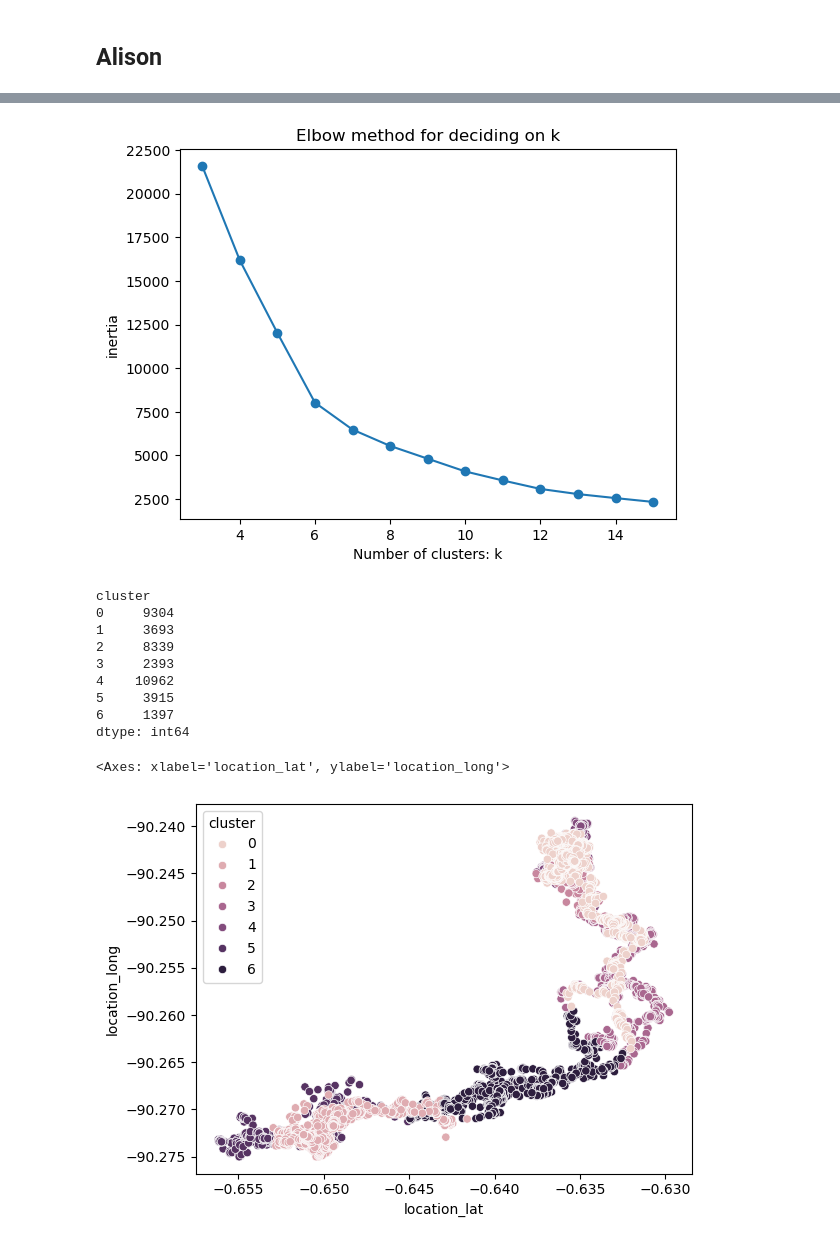
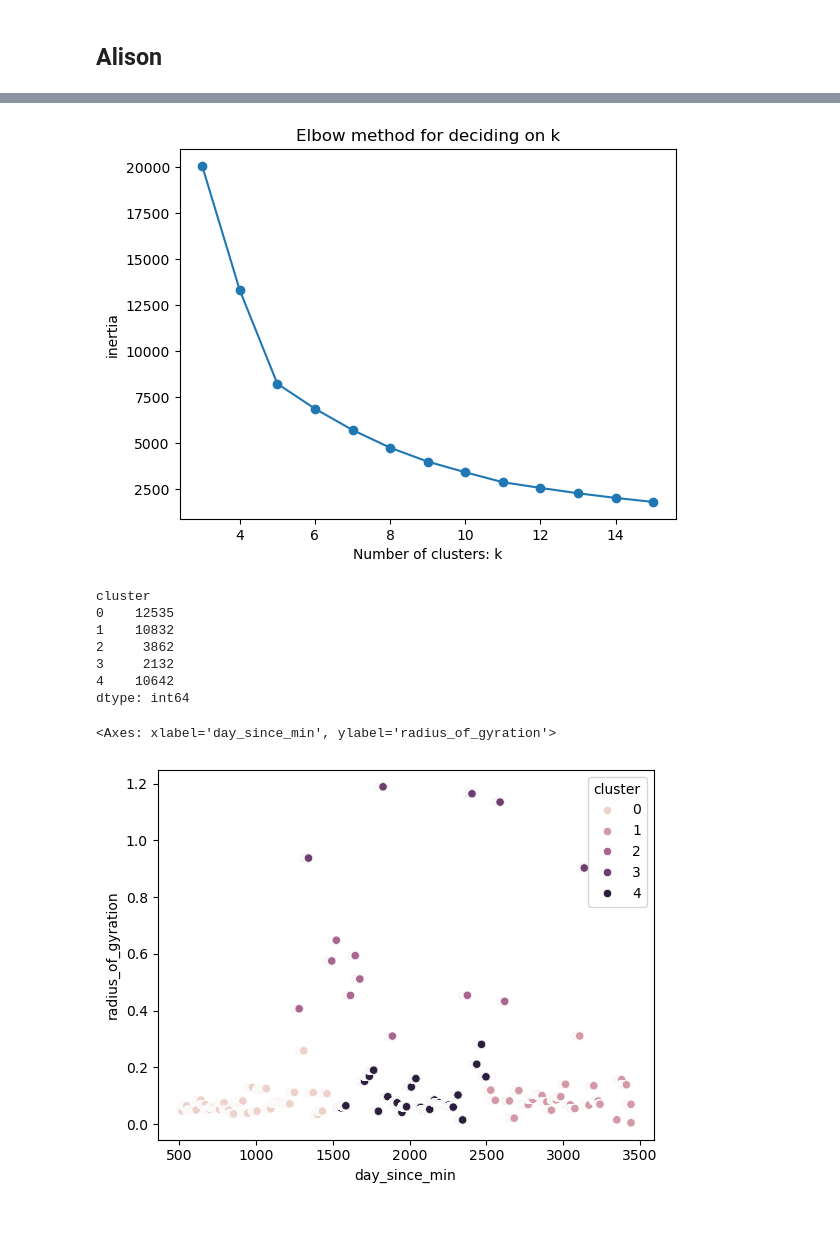
Before and after one commit to joshwinnes11/Math485, a Jupyter notebook: HW/HW4.ipynb, the cells around one changed output, grey strips where cells are left out. Saved outputs shown, nothing was run; the diff lists cells and outputs as text; code cells hidden in the pictures.

```diff
--- a/HW/HW4.ipynb
+++ b/HW/HW4.ipynb
@@ -190,0 +184,18 @@ def run_kmeans(df, colnames, k):
+# %%
+
+# Assuming you already have a TrajDataFrame with a 'date' column
+# tdf is your TrajDataFrame
+
+# Create a function to calculate radius of gyration for each group
+def calculate_radius_of_gyration(group):
+    # Apply the radius_of_gyration function to the group (sub-trajectory for the day)
+    return radius_of_gyration(group)
+
+# Group the TrajDataFrame by the 'date' column and calculate the radius of gyration for each group
+daily_radius_of_gyration = alison_trajectory.groupby(['year', 'month']).apply(calculate_radius_of_gyration)
+
+# Convert the result to a DataFrame for better viewing
+daily_radius_of_gyration = pd.DataFrame(daily_radius_of_gyration, columns=['radius_of_gyration'])
+
+# Display the result
+print(daily_radius_of_gyration)
@@ -190,0 +230,2 @@ def run_kmeans(df, colnames, k):
+# %%
+alison_trajectory = alison_trajectory.merge(daily_radius_of_gyration, how='left', on=['year', 'month'])
@@ -191,27 +274,24 @@ def run_kmeans(df, colnames, k):
 # %%
-df = alison
-colnames = ["location_long", "location_lat","day_since_min"]
+df = alison_trajectory
+colnames = ["day_since_min", 'radius_of_gyration']
 clusters_range = [3,4,5,6,7,8,9,10,11,12,13,14,15]
 find_elbow(df, colnames,clusters_range)
 # %% [output]
-[figure, old version]
+[figure, new version]
 # %%
-k = 7
-colnames = ["location_long", "location_lat","year"]
-alison_kmeans = run_kmeans(alison, colnames,k,)
+k = 5
+alison_kmeans = run_kmeans(alison_trajectory, colnames,k,)
 alison_kmeans.groupby("cluster").size()
 # %% [output]
 cluster
-0     9304
-1     3693
-2     8339
-3     2393
-4    10962
-5     3915
-6     1397
+0    12535
+1    10832
+2     3862
+3     2132
+4    10642
 dtype: int64
 # %%
-sns.scatterplot(alison_kmeans, x="location_lat", y="location_long", hue="cluster")
+sns.scatterplot(alison_kmeans, x='day_since_min', y="radius_of_gyration", hue="cluster")
 # %% [output]
-<Axes: xlabel='location_lat', ylabel='location_long'>
+<Axes: xlabel='day_since_min', ylabel='radius_of_gyration'>
-[figure, old version]
+[figure, new version]
```
Also changed, not shown: parts of 16 cells of this notebook.
